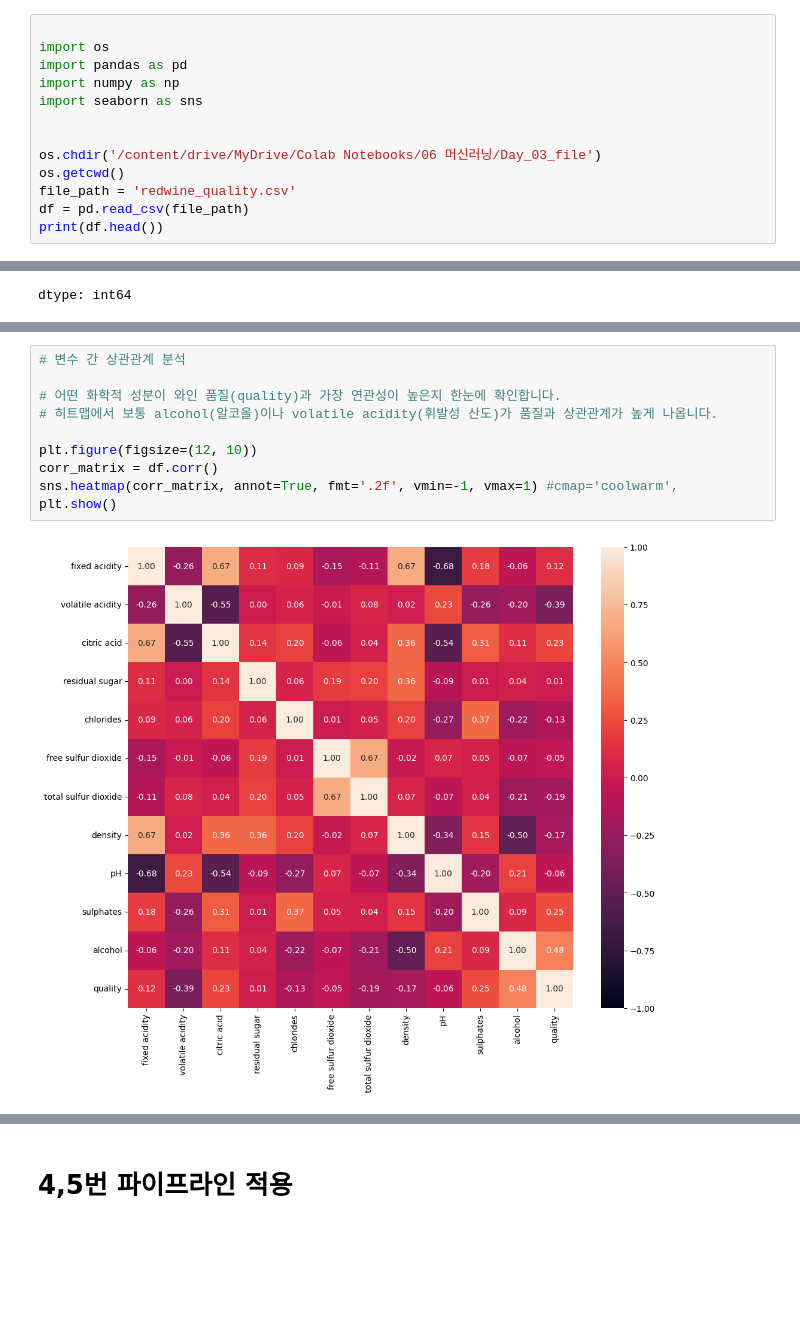
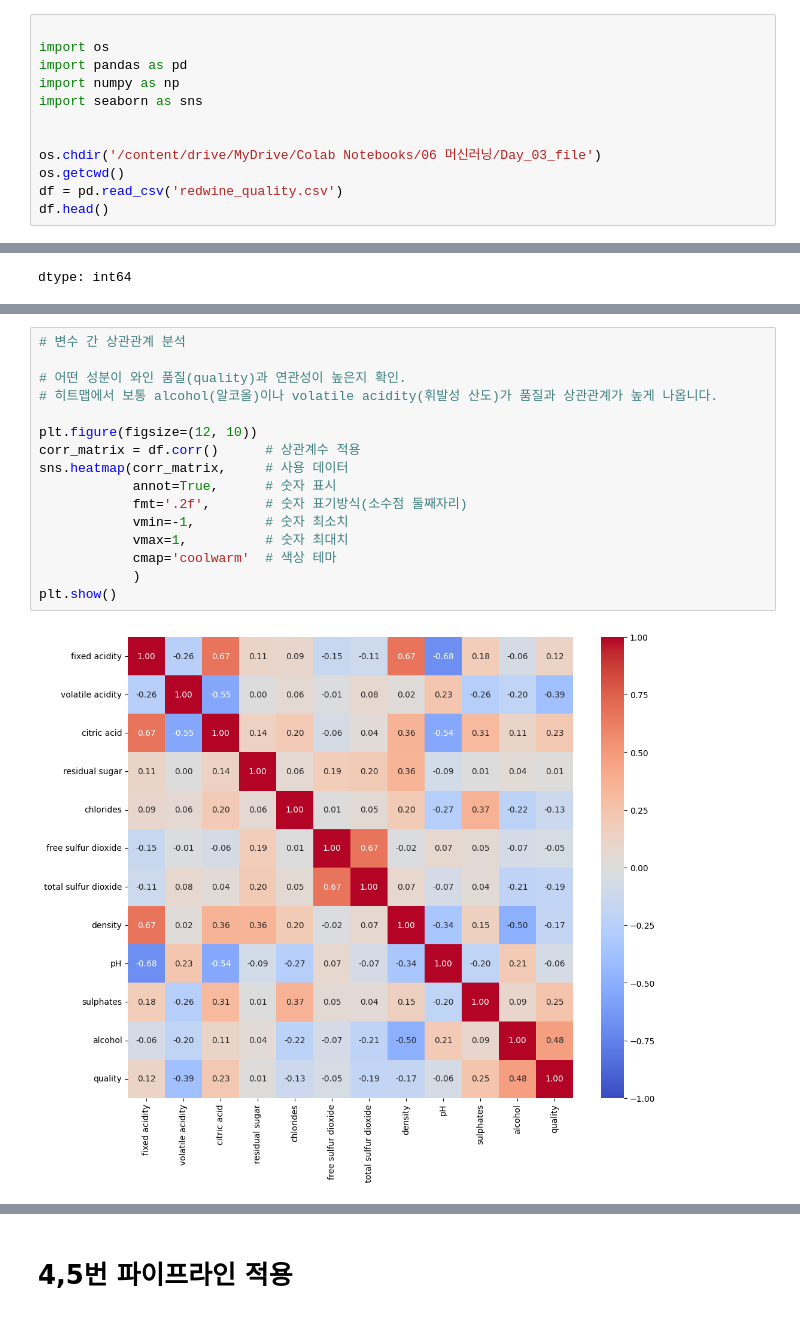
Before and after one commit to KimInSeok-DA/DA_Sesac, a Jupyter notebook: 05_Machine_Learning/Day_03/Day_03.ipynb, the cells around one changed output, grey strips where cells are left out. Saved outputs shown, nothing was run; the diff lists cells and outputs as text; blank space fills up the shorter version.

```diff
--- a/05_Machine_Learning/Day_03/Day_03.ipynb
+++ b/05_Machine_Learning/Day_03/Day_03.ipynb
@@ -257,7 +256,6 @@ import seaborn as sns
 
 os.chdir('/content/drive/MyDrive/Colab Notebooks/06 머신러닝/Day_03_file')
 os.getcwd()
-file_path = 'redwine_quality.csv'
-df = pd.read_csv(file_path)
-print(df.head())
+df = pd.read_csv('redwine_quality.csv')
+df.head()
 # %% [output]
@@ -357,15 +368,21 @@ plt.show()
 # %%
 # 변수 간 상관관계 분석
 
-# 어떤 화학적 성분이 와인 품질(quality)과 가장 연관성이 높은지 한눈에 확인합니다.
+# 어떤 성분이 와인 품질(quality)과 연관성이 높은지 확인.
 # 히트맵에서 보통 alcohol(알코올)이나 volatile acidity(휘발성 산도)가 품질과 상관관계가 높게 나옵니다.
 
 plt.figure(figsize=(12, 10))
-corr_matrix = df.corr()
-sns.heatmap(corr_matrix, annot=True, fmt='.2f', vmin=-1, vmax=1) #cmap='coolwarm',
+corr_matrix = df.corr()      # 상관계수 적용
+sns.heatmap(corr_matrix,     # 사용 데이터
+            annot=True,      # 숫자 표시
+            fmt='.2f',       # 숫자 표기방식(소수점 둘째자리)
+            vmin=-1,         # 숫자 최소치
+            vmax=1,          # 숫자 최대치
+            cmap='coolwarm'  # 색상 테마
+            )
 plt.show()
 # %% [output]
-[figure, old version]
+[figure, new version]
 # %%
 # 주요 변수와 Quality의 관계 시각화 (Boxplot)
 
```
Also changed, not shown: parts of 29 cells of this notebook.
